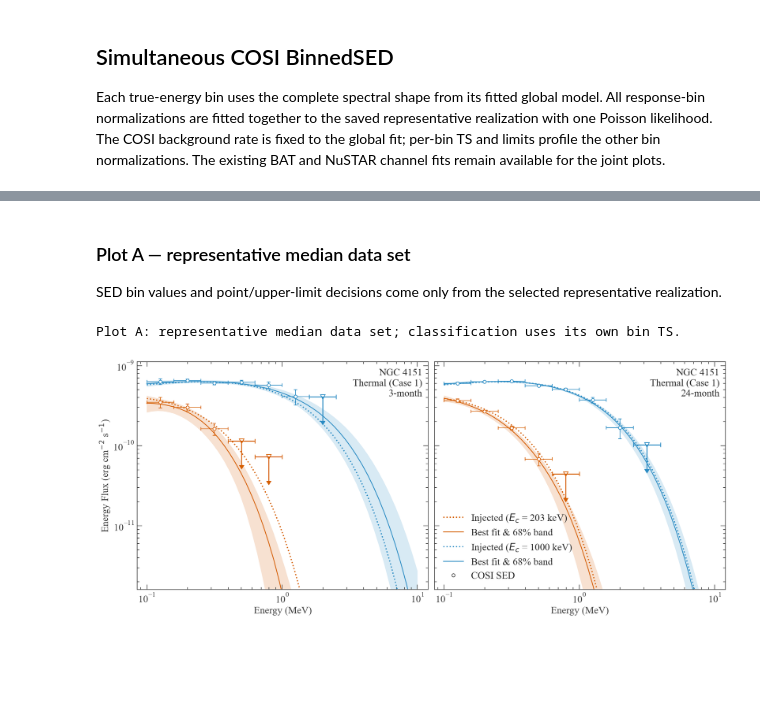
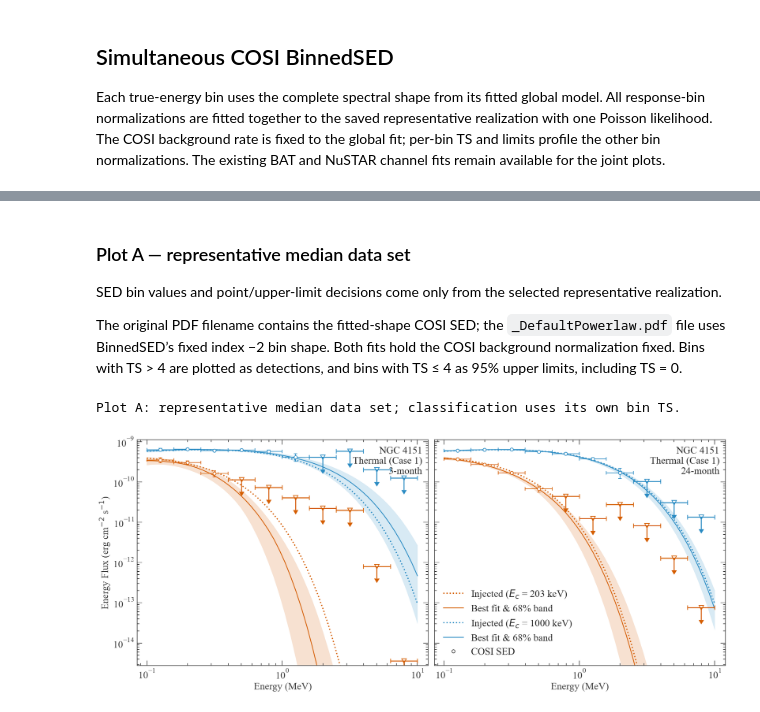
Before and after one commit to parshadkp/cosipy, a Jupyter notebook: docs/tutorials/spectral_fits/continuum_fit/AGN/Fluctuate_True/NGC4151_Paper_Plots_TH_Fluctuate_True.ipynb, the cells around one changed output, grey strips where cells are left out. Cells and saved outputs as stored; diff of their text form; code cells hidden in the pictures; blank space fills up the shorter version.

Commit message:
Paper plots

```diff
--- a/docs/tutorials/spectral_fits/continuum_fit/AGN/Fluctuate_True/NGC4151_Paper_Plots_TH_Fluctuate_True.ipynb
+++ b/docs/tutorials/spectral_fits/continuum_fit/AGN/Fluctuate_True/NGC4151_Paper_Plots_TH_Fluctuate_True.ipynb
@@ -1918,14 +1918,15 @@ def fit_thermal_bat_sed(
     sed_df[energy_flux_columns] *= SED_KEV_TO_ERG
     return sed_df
 # %%
-from agn_binned_sed_fit_utils import fit_global_binned_sed
+from agn_binned_sed_fit_utils import fit_global_binned_sed, classify_sed_ts_only
 
 thermal_cosi_sed_df = fit_global_binned_sed(
     global_results=results_sed, global_plugin=cosi,
     source_name='source1', dr_path=dr,
     sc_orientation=sc_orientation, longitude_deg=l, latitude_deg=b,
-    background_pseudocount=BACKGROUND_PSEUDOCOUNT, label='ec203_3m',
+    background_pseudocount=BACKGROUND_PSEUDOCOUNT, free_background=False, label='ec203_3m',
 )
+thermal_cosi_sed_df = classify_sed_ts_only(thermal_cosi_sed_df)
 display(thermal_cosi_sed_df[["bin_index", "e_min_keV", "e_max_keV", "ts_value", "plot_role"]])
 # %% [output]
 |  | bin_index | e_min_keV | e_max_keV | ts_value | plot_role |
@@ -1942,28 +1943,31 @@ display(thermal_cosi_sed_df[["bin_index", "e_min_keV", "e_max_keV", "ts_value",
 # %%
-from agn_binned_sed_fit_utils import fit_global_binned_sed
+from agn_binned_sed_fit_utils import fit_global_binned_sed, classify_sed_ts_only
 
 thermal_cosi_sed_df_ec1000 = fit_global_binned_sed(
     global_results=results_sed_ec1000, global_plugin=cosi_ec1000,
     source_name='source2', dr_path=dr,
     sc_orientation=sc_orientation, longitude_deg=l, latitude_deg=b,
-    background_pseudocount=BACKGROUND_PSEUDOCOUNT, label='ec1000_3m',
+    background_pseudocount=BACKGROUND_PSEUDOCOUNT, free_background=False, label='ec1000_3m',
 )
+thermal_cosi_sed_df_ec1000 = classify_sed_ts_only(thermal_cosi_sed_df_ec1000)
 display(thermal_cosi_sed_df_ec1000[["bin_index", "e_min_keV", "e_max_keV", "ts_value", "plot_role"]])
 
 thermal_cosi_sed_df_24m = fit_global_binned_sed(
     global_results=results_sed_24m, global_plugin=cosi_24m,
     source_name='source1', dr_path=dr,
     sc_orientation=sc_orientation_24m, longitude_deg=l, latitude_deg=b,
-    background_pseudocount=BACKGROUND_PSEUDOCOUNT, label='ec203_24m',
+    background_pseudocount=BACKGROUND_PSEUDOCOUNT, free_background=False, label='ec203_24m',
 )
+thermal_cosi_sed_df_24m = classify_sed_ts_only(thermal_cosi_sed_df_24m)
 display(thermal_cosi_sed_df_24m[["bin_index", "e_min_keV", "e_max_keV", "ts_value", "plot_role"]])
 
 thermal_cosi_sed_df_ec1000_24m = fit_global_binned_sed(
     global_results=results_sed_ec1000_24m, global_plugin=cosi_ec1000_24m,
     source_name='source2', dr_path=dr,
     sc_orientation=sc_orientation_24m, longitude_deg=l, latitude_deg=b,
-    background_pseudocount=BACKGROUND_PSEUDOCOUNT, label='ec1000_24m',
+    background_pseudocount=BACKGROUND_PSEUDOCOUNT, free_background=False, label='ec1000_24m',
 )
+thermal_cosi_sed_df_ec1000_24m = classify_sed_ts_only(thermal_cosi_sed_df_ec1000_24m)
 display(thermal_cosi_sed_df_ec1000_24m[["bin_index", "e_min_keV", "e_max_keV", "ts_value", "plot_role"]])
 # %% [output]
 |  | bin_index | e_min_keV | e_max_keV | ts_value | plot_role |
@@ -2003,15 +2097,18 @@ display(thermal_cosi_sed_df_ec1000_24m[["bin_index", "e_min_keV", "e_max_keV", "
 ### Plot A — representative median data set
 
 SED bin values and point/upper-limit decisions come only from the selected representative realization.
+
+The original PDF filename contains the fitted-shape COSI SED; the `_DefaultPowerlaw.pdf` file uses BinnedSED’s fixed index −2 bin shape. Both fits hold the COSI background normalization fixed. Bins with TS > 4 are plotted as detections, and bins with TS ≤ 4 as 95% upper limits, including TS = 0.
 # %%
-from agn_sed_ensemble import classify_representative_sed
+from agn_binned_sed_fit_utils import expand_sed_y_limits
+from agn_binned_sed_fit_utils import classify_sed_ts_only
 
 # Plot A uses only the selected representative realization. Its own
-# joint-fit profile TS decides detection/upper limit/omission; using the saved representative realization.
-representative_thermal_cosi_sed_df_ec1000_24m = classify_representative_sed(thermal_cosi_sed_df_ec1000_24m, detection_ts=4.0)
-representative_thermal_cosi_sed_df_24m = classify_representative_sed(thermal_cosi_sed_df_24m, detection_ts=4.0)
-representative_thermal_cosi_sed_df_ec1000 = classify_representative_sed(thermal_cosi_sed_df_ec1000, detection_ts=4.0)
-representative_thermal_cosi_sed_df = classify_representative_sed(thermal_cosi_sed_df, detection_ts=4.0)
+# joint-fit profile TS decides detection or 95% upper limit; using the saved representative realization.
+representative_thermal_cosi_sed_df_ec1000_24m = classify_sed_ts_only(thermal_cosi_sed_df_ec1000_24m, detection_ts=4.0)
+representative_thermal_cosi_sed_df_24m = classify_sed_ts_only(thermal_cosi_sed_df_24m, detection_ts=4.0)
+representative_thermal_cosi_sed_df_ec1000 = classify_sed_ts_only(thermal_cosi_sed_df_ec1000, detection_ts=4.0)
+representative_thermal_cosi_sed_df = classify_sed_ts_only(thermal_cosi_sed_df, detection_ts=4.0)
 
 print('Plot A: representative median data set; classification uses its own bin TS.')
 FONT_SIZE = 25
@@ -2037,26 +2134,15 @@ def _make_xerr(df):
     )
 
 
-def _split_sed_detections(df, ts_threshold=4.0, min_plot_ts=1.0):
+def _split_sed_detections(df, ts_threshold=4.0):
     if 'plot_role' in df.columns:
         roles = df['plot_role'].astype(str)
         return (
             df.loc[roles == 'detection'].copy(),
             df.loc[roles == 'upper_limit'].copy(),
         )
-
-    plot_mask = np.ones(len(df), dtype=bool)
-    upper_limit_mask = df['is_upper_limit'].copy()
-
-    if 'ts_value' in df.columns:
-        plot_mask = df['ts_value'] >= min_plot_ts
-        upper_limit_mask = upper_limit_mask | (df['ts_value'] < ts_threshold)
-
-    return (
-        df.loc[plot_mask & ~upper_limit_mask].copy(),
-        df.loc[plot_mask & upper_limit_mask].copy(),
-    )
-
+    detected = df['ts_value'].to_numpy(dtype=float) > ts_threshold
+    return df.loc[detected].copy(), df.loc[~detected].copy()
 
 def _plot_sed_points(ax, det, ul, marker, color, facecolor, label):
     if not det.empty:
@@ -2390,31 +2476,32 @@ for panel_ax, panel in zip(axes, exposure_panels):
         facecolor='white', label='_nolegend_',
     )
 
     panel_ax.text(
         0.98,
         0.97,
         f"NGC 4151\nThermal (Case 1)\n{panel['exposure_months']}-month",
         transform=panel_ax.transAxes,
         ha='right', va='top', fontsize=FONT_SIZE, fontweight='550',
     )
     panel_ax.set_xscale('log')
     panel_ax.set_yscale('log')
     panel_ax.set_xlim(85 * KEV_TO_MEV, 12000 * KEV_TO_MEV)
     panel_ax.set_ylim(1e-3 * SED_KEV_TO_ERG, 0.7 * SED_KEV_TO_ERG)
     panel_ax.set_xlabel('Energy (MeV)', fontsize=FONT_SIZE)
 
 axes[0].set_ylabel(r'Energy Flux (erg cm$^{-2}$ s$^{-1}$)', fontsize=FONT_SIZE)
 axes[1].legend(
     handles=legend_handles, fontsize=FONT_SIZE, loc='lower left', frameon=False,
 )
 
 save_path = (
     '/Users/parshadkp/Library/CloudStorage/OneDrive-ClemsonUniversity/'
     'Papers/AGN_Corona_EC_New/Plots/Fluctuate_True/'
     'NGC4151_ThModel_TH_200_1000_3_24Months_COSI_TwoPanel_SED_RepresentativeMedianDataset.pdf'
 )
+expand_sed_y_limits(axes, thermal_cosi_sed_df, thermal_cosi_sed_df_ec1000, thermal_cosi_sed_df_24m, thermal_cosi_sed_df_ec1000_24m)
 plt.savefig(save_path)
 plt.show()
 # %% [output]
 Plot A: representative median data set; classification uses its own bin TS.
-[figure, old version]
+[figure, new version]
```
Also changed, not shown: parts of 7 cells of this notebook, 10 other files.
